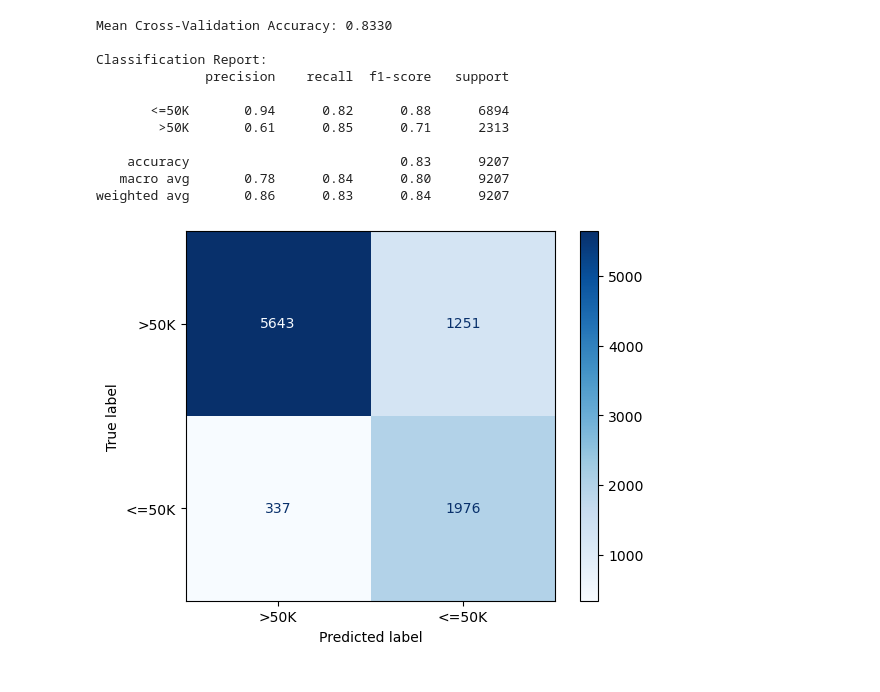
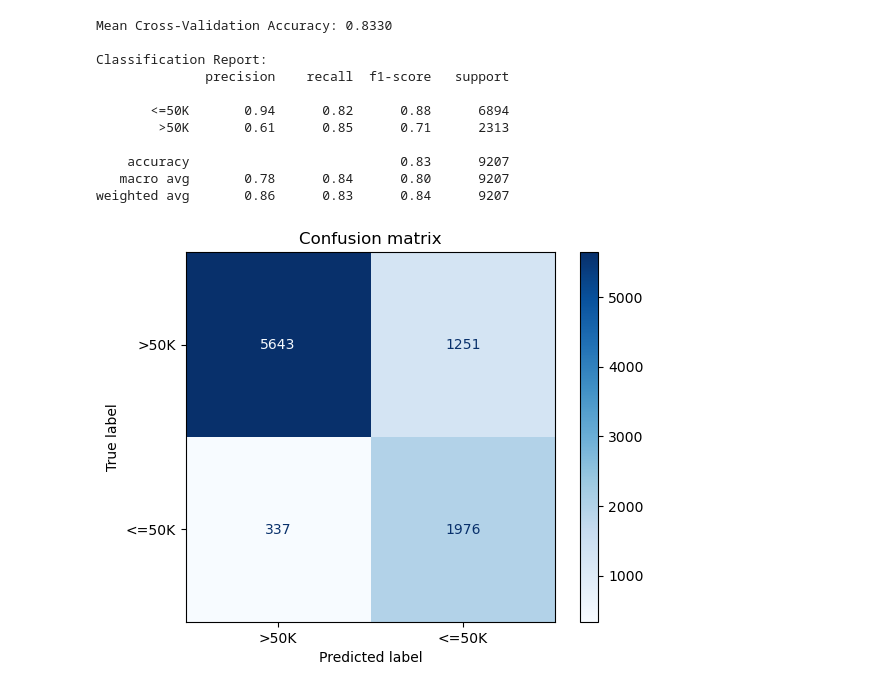
Before and after one commit to Ahmedfull02/AI-MPI, a Jupyter notebook: Adults income predicition using gradient boosting.ipynb, the cells around one changed output. Cells and saved outputs as stored; diff of their text form; code cells hidden in the pictures.

```diff
--- a/Adults income predicition using gradient boosting.ipynb
+++ b/Adults income predicition using gradient boosting.ipynb
@@ -424,7 +441,8 @@ weighted avg       0.86      0.83      0.84      9207
 # %%
 cm = confusion_matrix(y_true=y_test, y_pred=y_pred)
 cm_show = ConfusionMatrixDisplay(confusion_matrix=cm, display_labels=['>50K', '<=50K'])
 cm_show.plot(cmap='Blues')
+plt.title('Confusion matrix')
 plt.show()
 # %% [output]
-[figure, old version]
+[figure, new version]
```
Also changed, not shown: parts of 15 cells of this notebook.
